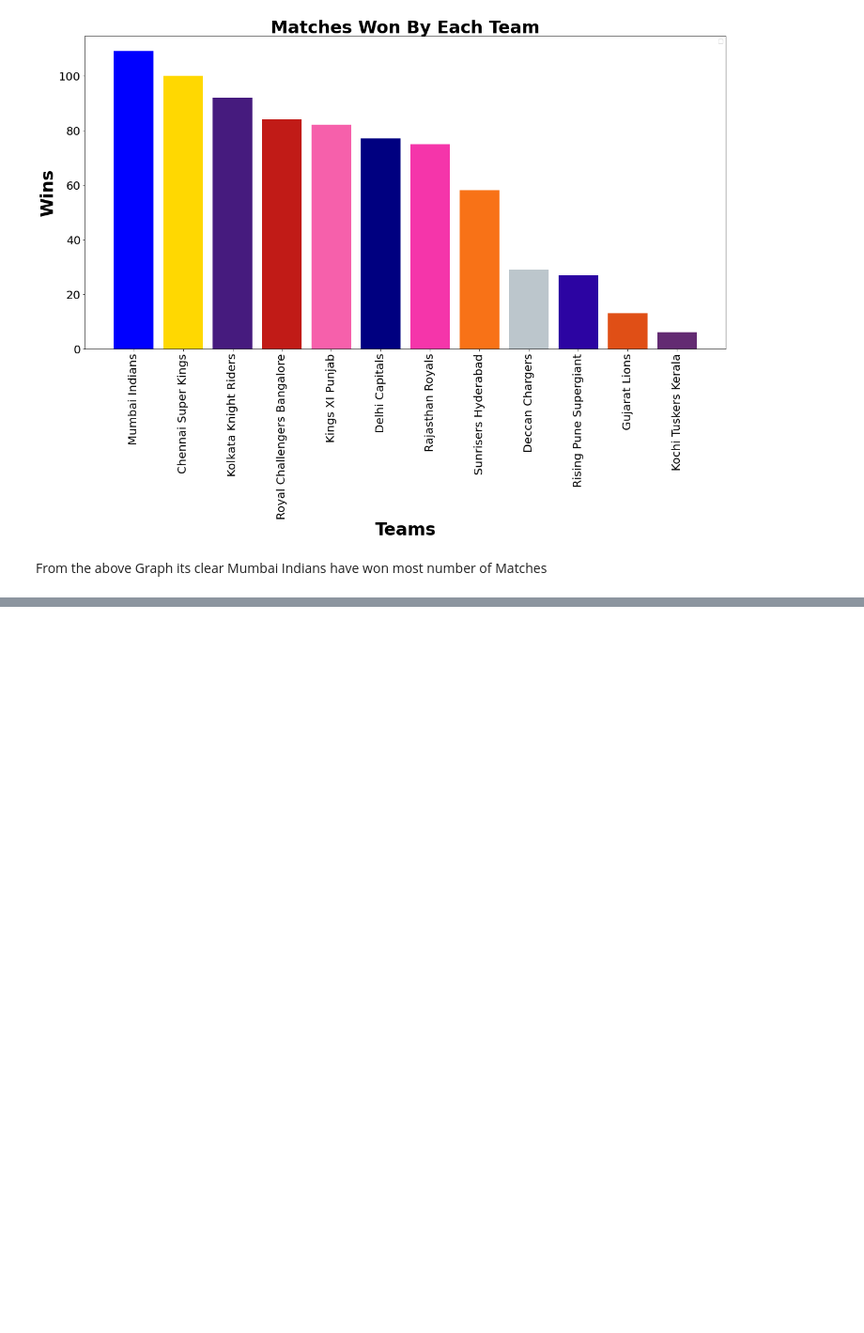
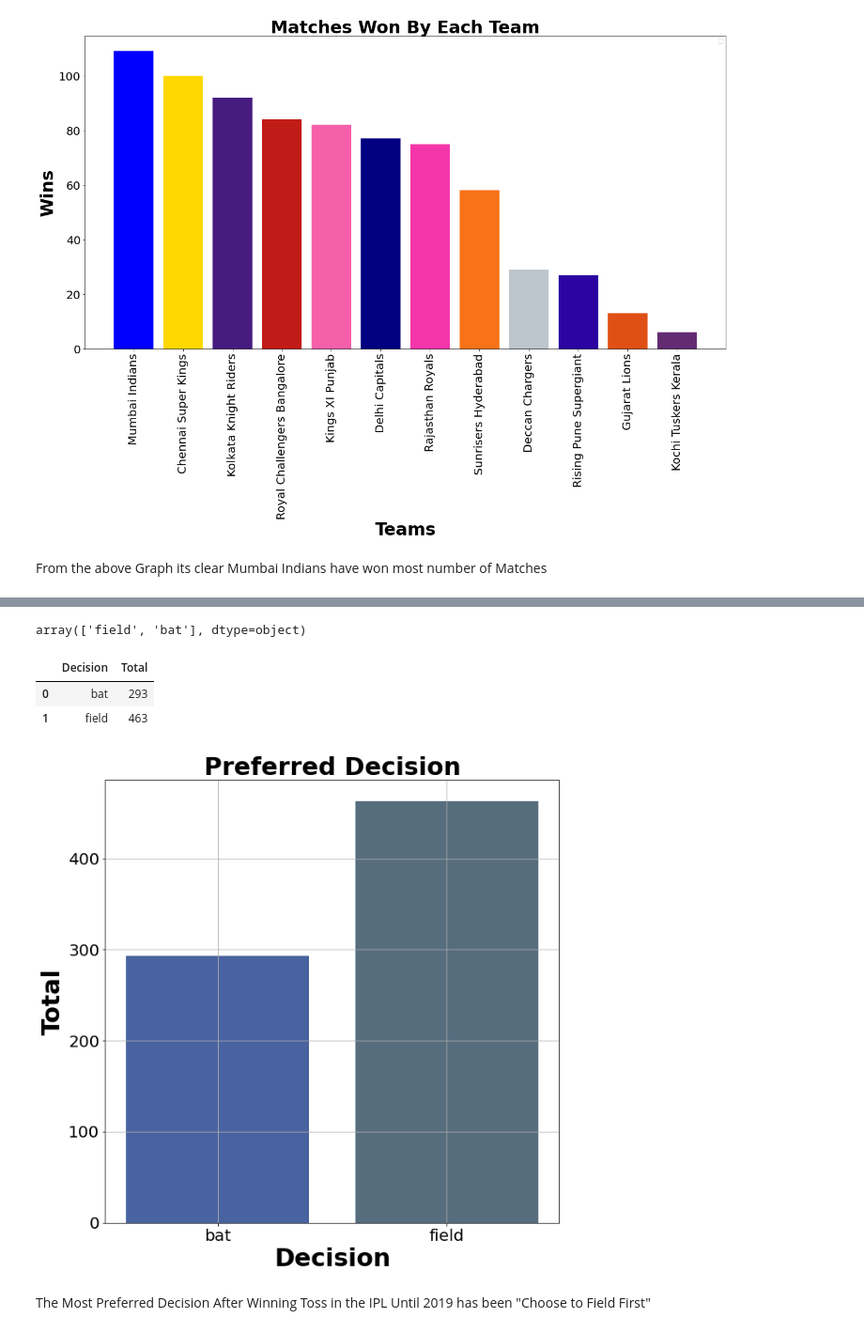
Before and after one commit to shaneydv/IPL-Data-Analysis, a Jupyter notebook: ipl_data_analysis.ipynb, the cells around one changed output, grey strips where cells are left out. Shown: that part at 94% size. Cells and saved outputs as stored; diff of their text form; code cells hidden in the pictures; blank space fills up the shorter version.

```diff
--- a/ipl_data_analysis.ipynb
+++ b/ipl_data_analysis.ipynb
@@ -375,0 +448,28 @@ From the above Graph its clear Mumbai Indians have won most number of Matches
+# %%
+# toss decision
+ipl_df.toss_decision.unique()
+# %% [output]
+array(['field', 'bat'], dtype=object)
+# %%
+decision_df = ipl_df.groupby('toss_decision')[['id']].count()
+decision_df = decision_df.sort_values('id').reset_index()
+decision_df.rename(columns={'id':'Total','toss_decision':'Decision'},inplace=True)
+# %%
+decision_df
+# %% [output]
+|  | Decision | Total |
+| 0 | bat | 293 |
+| 1 | field | 463 |
+# %%
+#Lets plot the Result
+plt.figure(figsize=(10,10))
+plt.title("Preferred Decision",fontweight='bold',fontsize=30)
+plt.xlabel('Decision',fontweight='bold',fontsize=30)
+plt.ylabel('Total',fontweight='bold',fontsize=30)
+plt.tick_params(labelsize=20)
+plt.grid()
+plt.bar(decision_df.Decision, decision_df.Total, color=['#4863A0','#566D7E']);
+# %% [output]
+[figure, added]
+# %% [markdown]
+The Most Preferred Decision After Winning Toss in the IPL Until 2019 has been "Choose to Field First"
```
Also changed, not shown: parts of 9 cells of this notebook.
